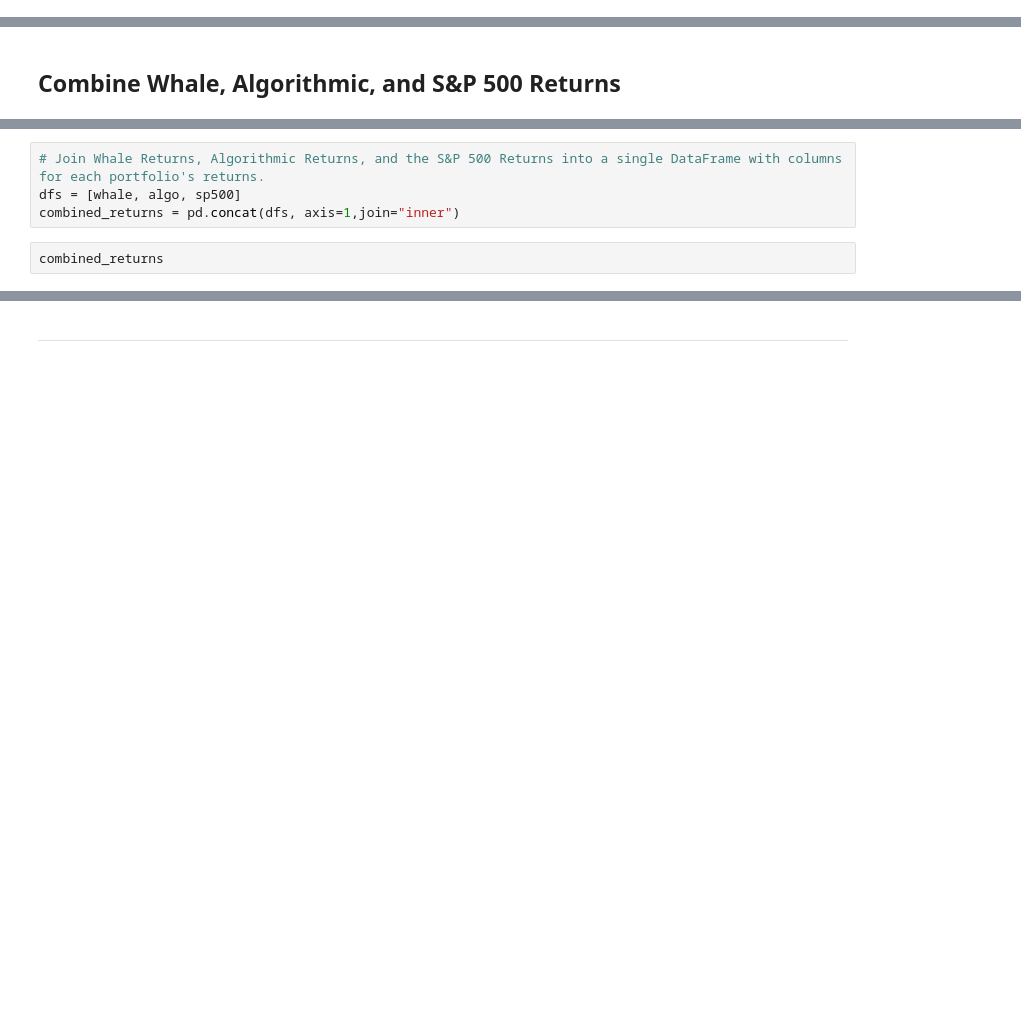
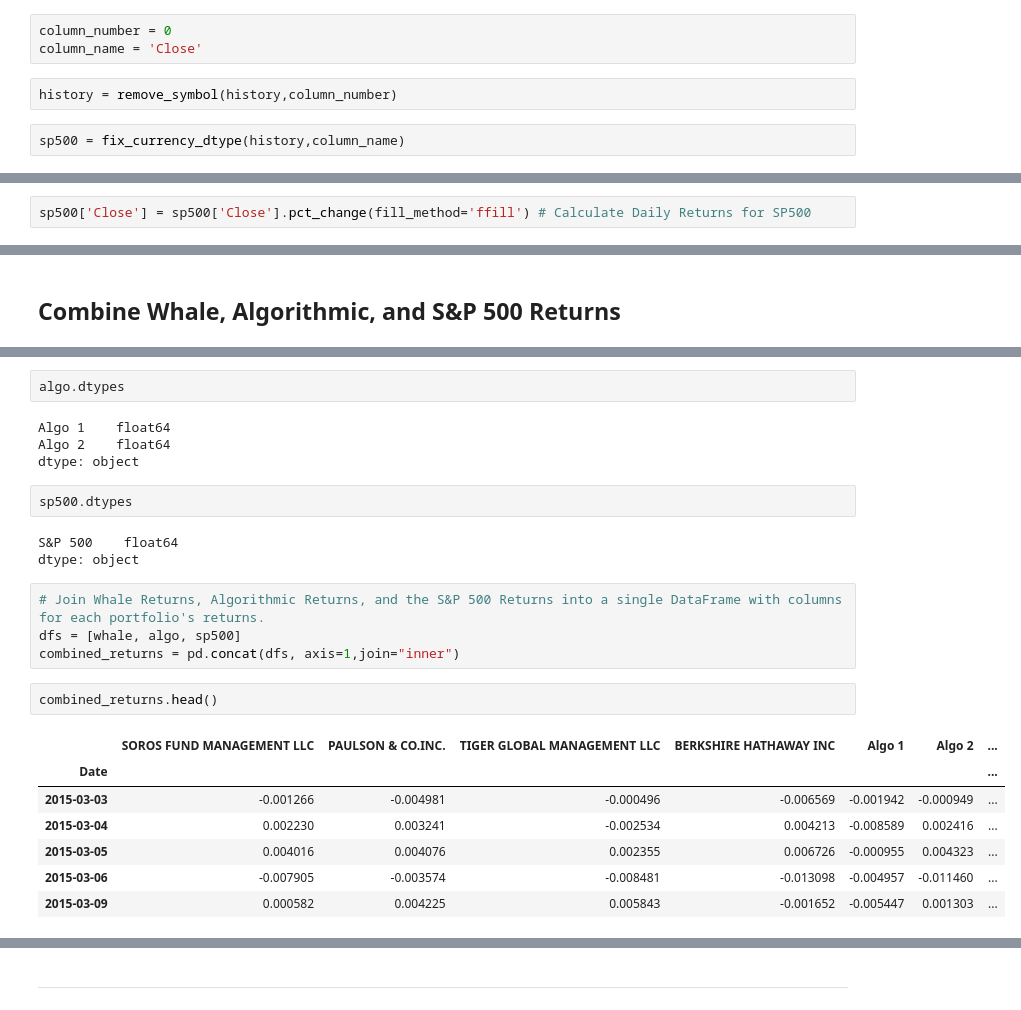
Before and after one commit to Alacrity01/pandas-homework, a Jupyter notebook: whale_analysis.ipynb, the cells around one changed output, grey strips where cells are left out. Drawn from its saved outputs; the diff is of its cells as text; blank space fills up the shorter version.

```diff
--- a/whale_analysis.ipynb
+++ b/whale_analysis.ipynb
@@ -175,0 +272,7 @@ sp500['Close'] = sp500['Close'].pct_change()
+# %%
+column_number = 0
+column_name = 'Close'
+# %%
+history = remove_symbol(history,column_number)
+# %%
+sp500 = fix_currency_dtype(history,column_name)
@@ -176,2 +284,4 @@ sp500['Close'] = sp500['Close'].pct_change()
+# %%
+sp500['Close'] = sp500['Close'].pct_change(fill_method='ffill') # Calculate Daily Returns for SP500
 # %%
 sp500
@@ -193,8 +340,27 @@ sp500
+# %%
+algo.dtypes
+# %% [output]
+Algo 1    float64
+Algo 2    float64
+dtype: object
+# %%
+sp500.dtypes
+# %% [output]
+S&P 500    float64
+dtype: object
 # %%
 # Join Whale Returns, Algorithmic Returns, and the S&P 500 Returns into a single DataFrame with columns for each portfolio's returns.
 dfs = [whale, algo, sp500]
 combined_returns = pd.concat(dfs, axis=1,join="inner")
 # %%
-combined_returns
+combined_returns.head()
+# %% [output]
+|  | SOROS FUND MANAGEMENT LLC | PAULSON & CO.INC. | TIGER GLOBAL MANAGEMENT LLC | BERKSHIRE HATHAWAY INC | Algo 1 | Algo 2 | ... |
+| Date |  |  |  |  |  |  | ... |
+| 2015-03-03 | -0.001266 | -0.004981 | -0.000496 | -0.006569 | -0.001942 | -0.000949 | ... |
+| 2015-03-04 | 0.002230 | 0.003241 | -0.002534 | 0.004213 | -0.008589 | 0.002416 | ... |
+| 2015-03-05 | 0.004016 | 0.004076 | 0.002355 | 0.006726 | -0.000955 | 0.004323 | ... |
+| 2015-03-06 | -0.007905 | -0.003574 | -0.008481 | -0.013098 | -0.004957 | -0.011460 | ... |
+| 2015-03-09 | 0.000582 | 0.004225 | 0.005843 | -0.001652 | -0.005447 | 0.001303 | ... |
 # %%
 combined_returns.isna().sum()
```
Also changed, not shown: parts of 42 cells of this notebook.
